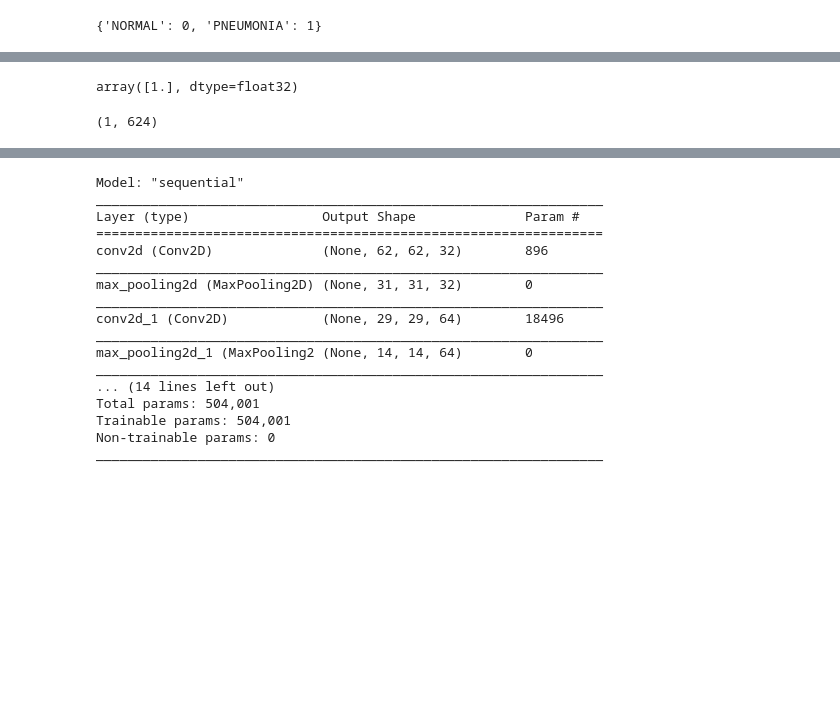
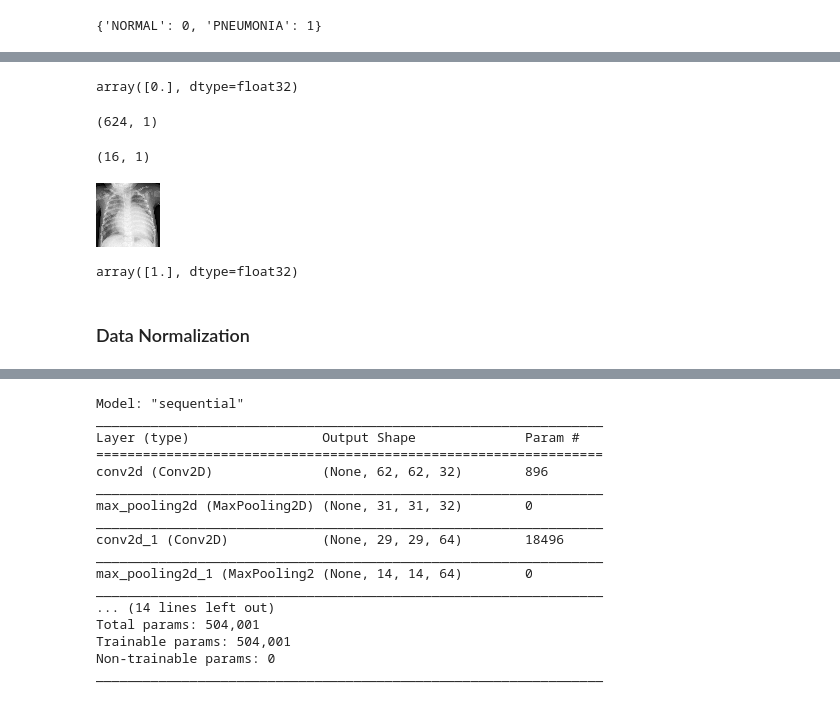
Before and after one commit to klsalcedo/image_classification, a Jupyter notebook: image_class.ipynb, the cells around one changed output, grey strips where cells are left out. Cells and saved outputs as stored; diff of their text form; code cells hidden in the pictures; blank space fills up the shorter version.

```diff
--- a/image_class.ipynb
+++ b/image_class.ipynb
@@ -65,0 +101,19 @@ array_to_img(train_images[0])
+# %%
+# value 0 = normal, value 1 = pneumonia
+train_label_final[0]
+# %% [output]
+array([0.], dtype=float32)
+# %%
+test_label_final = np.reshape(test_labels[:,1], (624,1))
+np.shape(test_label_final)
+# %% [output]
+(624, 1)
+# %%
+val_label_final = np.reshape(val_labels[:,1], (16,1))
+np.shape(val_label_final)
+# %% [output]
+(16, 1)
+# %%
+array_to_img(train_images[46])
+# %% [output]
+[figure, added]
@@ -68,8 +124,5 @@ train_label_final[:,0]
 # %% [output]
 array([1.], dtype=float32)
-# %%
-test_label_final = test_labels.T[[0]]
-np.shape(test_label_final)
-# %% [output]
-(1, 624)
+# %% [markdown]
+### Data Normalization
 # %%
```
Also changed, not shown: parts of 40 cells of this notebook.
